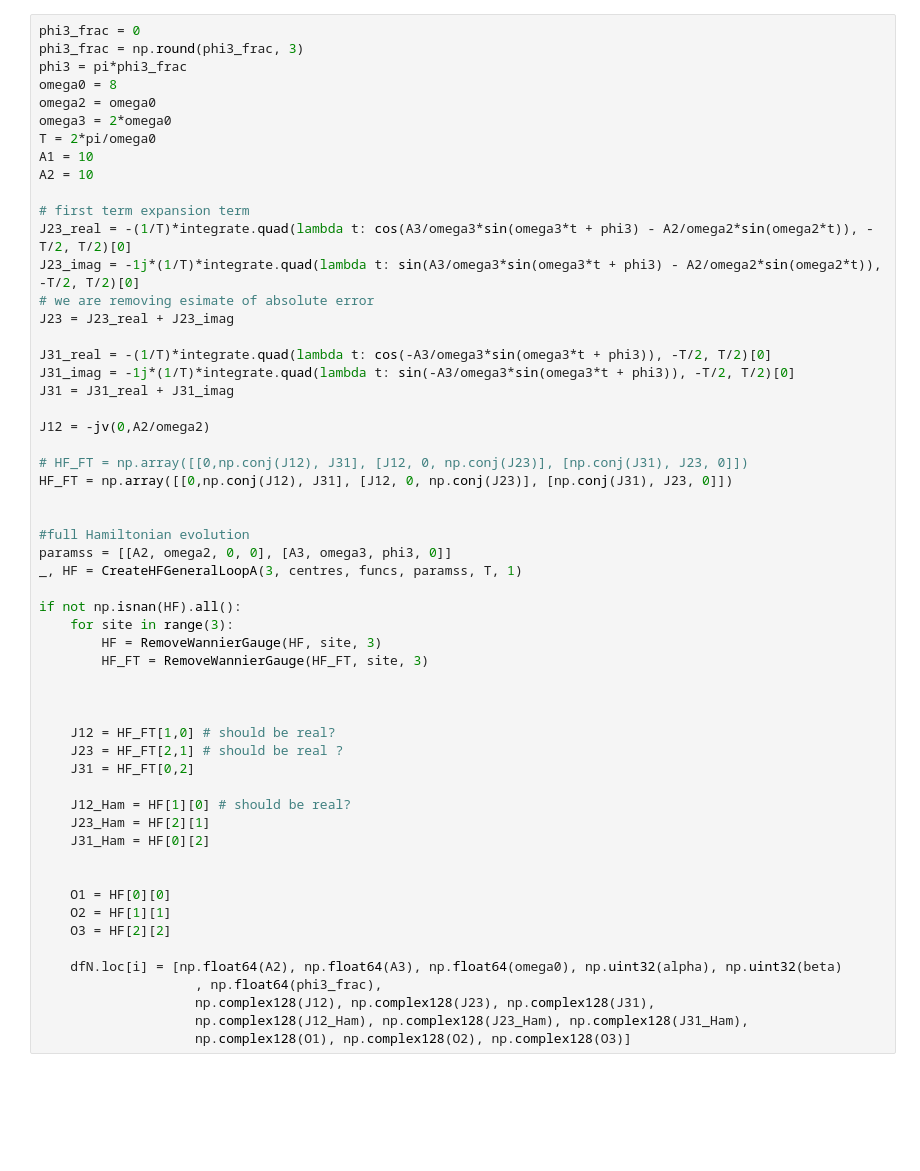
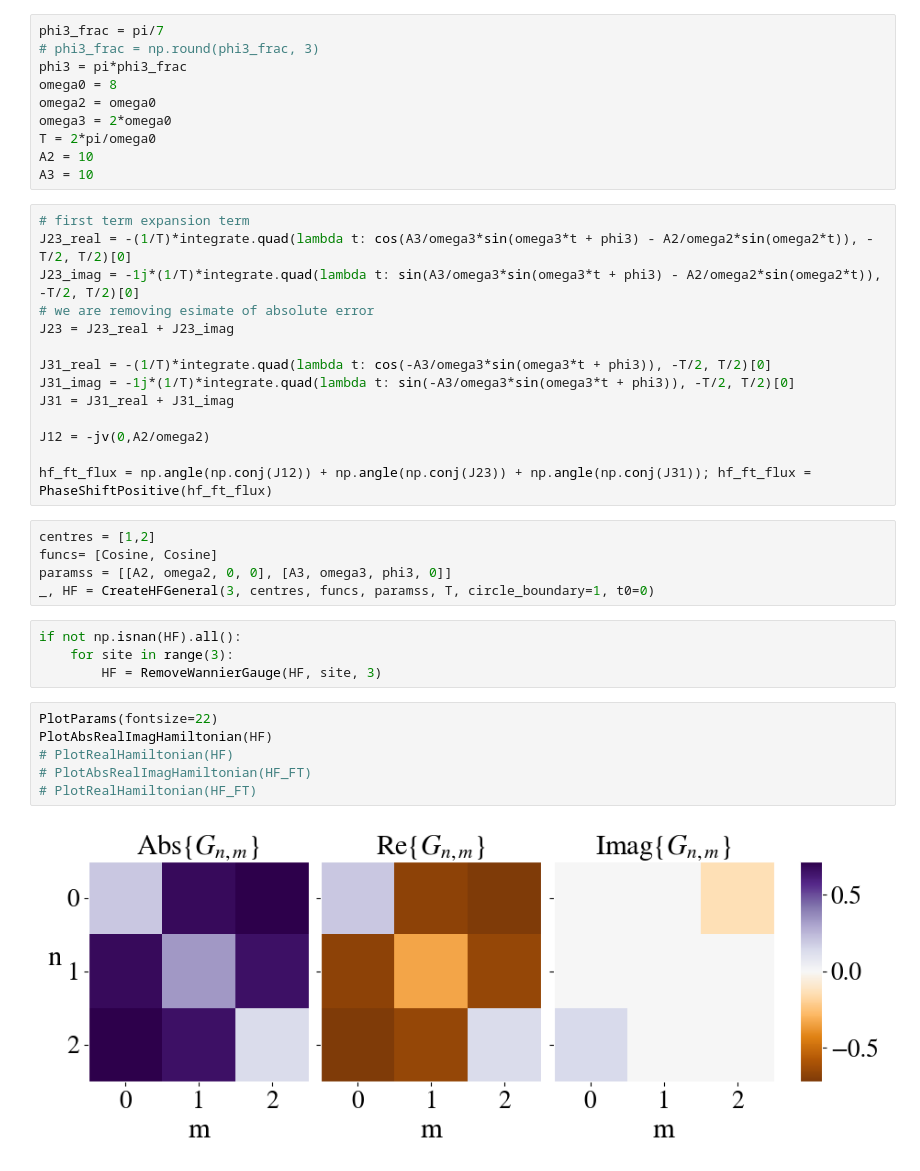
Before and after one commit to georgianixon/floquet-simulations, a Jupyter notebook: jupyter/test_stroboscopic_fluctuations.ipynb, the cells around one changed output. Drawn from its saved outputs; the diff is of its cells as text; blank space fills up the shorter version.

Commit message:
generate new plots

```diff
--- a/jupyter/test_stroboscopic_fluctuations.ipynb
+++ b/jupyter/test_stroboscopic_fluctuations.ipynb
@@ -11,14 +15,14 @@ ModuleNotFoundError: No module named 'scipy'
+# %%
+phi3_frac = pi/7
+# phi3_frac = np.round(phi3_frac, 3)
+phi3 = pi*phi3_frac
+omega0 = 8
+omega2 = omega0
+omega3 = 2*omega0
+T = 2*pi/omega0
+A2 = 10
+A3 = 10
 # %%
-phi3_frac = 0
-phi3_frac = np.round(phi3_frac, 3)
-phi3 = pi*phi3_frac
-omega0 = 8
-omega2 = omega0
-omega3 = 2*omega0
-T = 2*pi/omega0
-A1 = 10
-A2 = 10
-
 # first term expansion term
 J23_real = -(1/T)*integrate.quad(lambda t: cos(A3/omega3*sin(omega3*t + phi3) - A2/omega2*sin(omega2*t)), -T/2, T/2)[0]
 J23_imag = -1j*(1/T)*integrate.quad(lambda t: sin(A3/omega3*sin(omega3*t + phi3) - A2/omega2*sin(omega2*t)), -T/2, T/2)[0]
@@ -31,36 +35,21 @@ J31 = J31_real + J31_imag
 
 J12 = -jv(0,A2/omega2)
 
-# HF_FT = np.array([[0,np.conj(J12), J31], [J12, 0, np.conj(J23)], [np.conj(J31), J23, 0]])
-HF_FT = np.array([[0,np.conj(J12), J31], [J12, 0, np.conj(J23)], [np.conj(J31), J23, 0]])
-
-
-#full Hamiltonian evolution
-paramss = [[A2, omega2, 0, 0], [A3, omega3, phi3, 0]]
-_, HF = CreateHFGeneralLoopA(3, centres, funcs, paramss, T, 1)
-
-if not np.isnan(HF).all():
-    for site in range(3):
-        HF = RemoveWannierGauge(HF, site, 3)
-        HF_FT = RemoveWannierGauge(HF_FT, site, 3)
-
-
-
-    J12 = HF_FT[1,0] # should be real?
-    J23 = HF_FT[2,1] # should be real ?
-    J31 = HF_FT[0,2]
-
-    J12_Ham = HF[1][0] # should be real?
-    J23_Ham = HF[2][1]
-    J31_Ham = HF[0][2]
-
-
-    O1 = HF[0][0]
-    O2 = HF[1][1]
-    O3 = HF[2][2]
-
-    dfN.loc[i] = [np.float64(A2), np.float64(A3), np.float64(omega0), np.uint32(alpha), np.uint32(beta)
-                    , np.float64(phi3_frac),
-                    np.complex128(J12), np.complex128(J23), np.complex128(J31),
-                    np.complex128(J12_Ham), np.complex128(J23_Ham), np.complex128(J31_Ham),
-                    np.complex128(O1), np.complex128(O2), np.complex128(O3)]
+hf_ft_flux = np.angle(np.conj(J12)) + np.angle(np.conj(J23)) + np.angle(np.conj(J31)); hf_ft_flux = PhaseShiftPositive(hf_ft_flux)
+# %%
+centres = [1,2]
+funcs= [Cosine, Cosine]
+paramss = [[A2, omega2, 0, 0], [A3, omega3, phi3, 0]]
+_, HF = CreateHFGeneral(3, centres, funcs, paramss, T, circle_boundary=1, t0=0)
+# %%
+if not np.isnan(HF).all():
+    for site in range(3):
+        HF = RemoveWannierGauge(HF, site, 3)
+# %%
+PlotParams(fontsize=22)
+PlotAbsRealImagHamiltonian(HF)
+# PlotRealHamiltonian(HF)
+# PlotAbsRealImagHamiltonian(HF_FT)
+# PlotRealHamiltonian(HF_FT)
+# %% [output]
+[figure, added]
```
Also changed, not shown: parts of 8 cells of this notebook, 1 other file.
